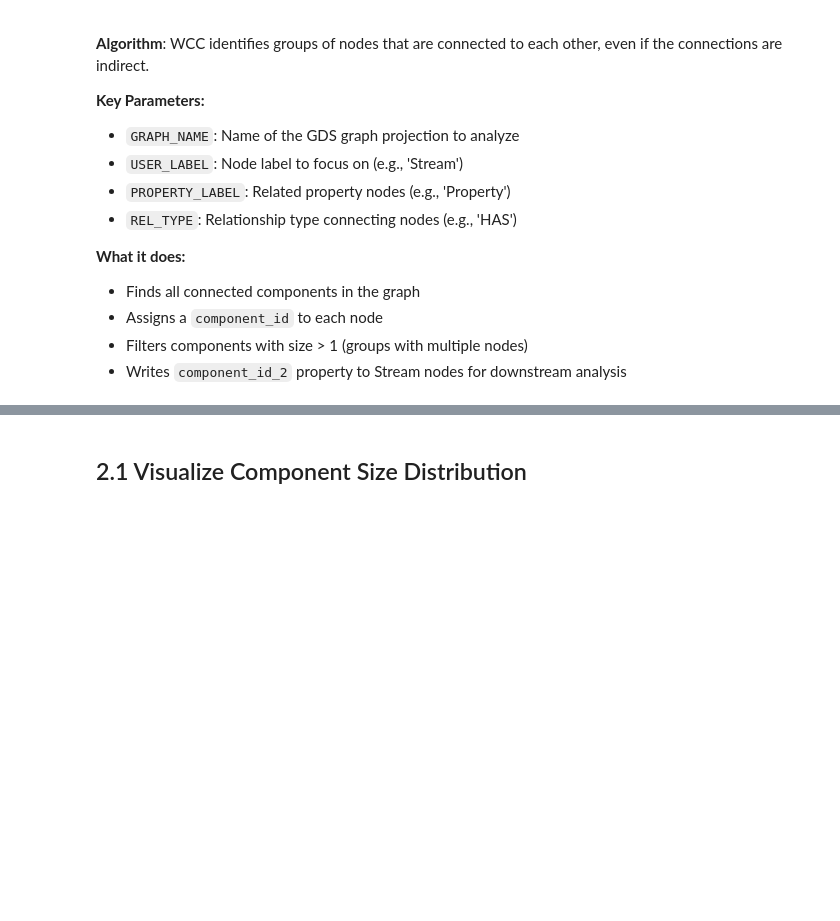
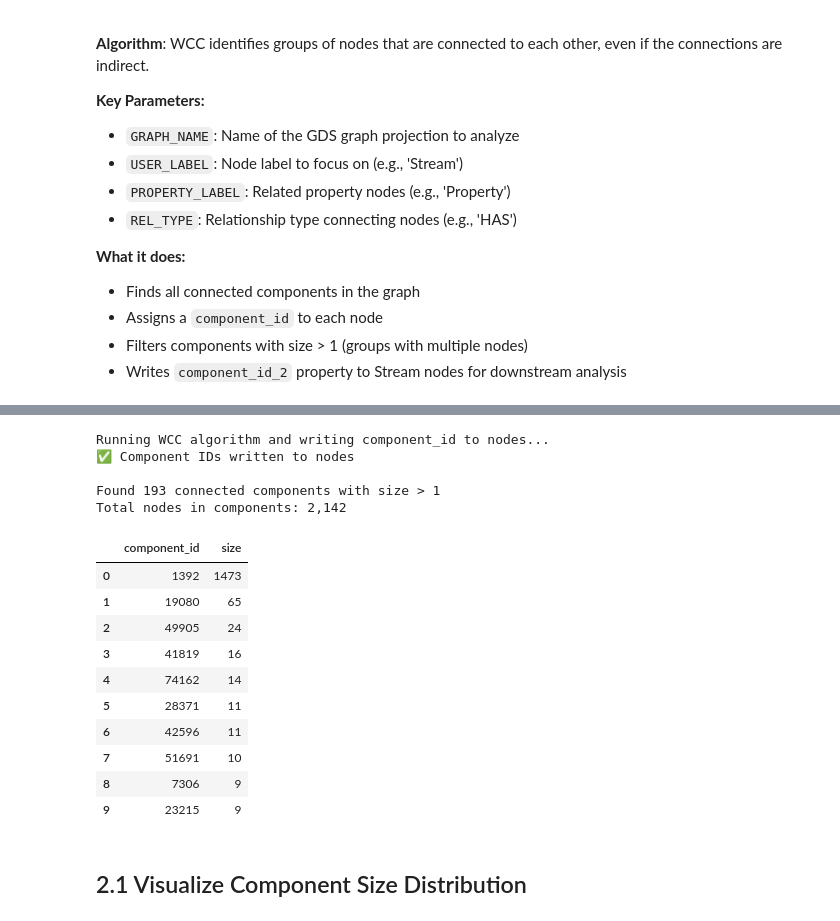
Before and after one commit to teutaD/EntityMatching-experimentation, a Jupyter notebook: ontology_alignment_experiments.ipynb, the cells around one changed output, grey strips where cells are left out. Cells and saved outputs as stored; diff of their text form; code cells hidden in the pictures; blank space fills up the shorter version.

```diff
--- a/ontology_alignment_experiments.ipynb
+++ b/ontology_alignment_experiments.ipynb
@@ -290,7 +365,7 @@ driver = GraphDatabase.driver(NEO4J_URI, auth=(NEO4J_USER, NEO4J_PASSWORD))
 with driver:
     with driver.session() as session:
         # Step 1: Run WCC and write component IDs to nodes
-        print("Running WCC algorithm and writing component_id_2 to nodes...")
+        print("Running WCC algorithm and writing component_id to nodes...")
         session.run(
             "CALL gds.wcc.stream($name) "
             "YIELD nodeId, componentId "
@@ -299,39 +374,56 @@ with driver:
             "WITH componentId, collect(n) AS nodes, count(*) AS size "
             "WHERE size > 1 "
             "UNWIND nodes AS n "
-            "SET n.component_id_2 = componentId",
+            "SET n.component_id = componentId",
             name=GRAPH_NAME,
         )
         print("✅ Component IDs written to nodes")
 
         # Step 2: Query component statistics (one row per component)
         result = session.run(
             "CALL gds.wcc.stream($name) "
             "YIELD nodeId, componentId "
             "WITH gds.util.asNode(nodeId) AS n, componentId "
             "WHERE n:Stream "
             "WITH componentId, count(*) AS size "
             "WHERE size > 1 "
             "RETURN componentId, size "
             "ORDER BY size DESC, componentId ASC",
             name=GRAPH_NAME,
         )
 
         # Collect results (one row per component)
         wcc_results = []
         for record in result:
             wcc_results.append({
                 'component_id': record['componentId'],
                 'size': record['size']
             })
 
 driver.close()
 
 # Display results
 wcc_df = pd.DataFrame(wcc_results)
 print(f"\nFound {len(wcc_df)} connected components with size > 1")
 print(f"Total nodes in components: {wcc_df['size'].sum():,}")
 display(wcc_df.head(10))
+# %% [output]
+Running WCC algorithm and writing component_id to nodes...
+✅ Component IDs written to nodes
+
+Found 193 connected components with size > 1
+Total nodes in components: 2,142
+|  | component_id | size |
+| 0 | 1392 | 1473 |
+| 1 | 19080 | 65 |
+| 2 | 49905 | 24 |
+| 3 | 41819 | 16 |
+| 4 | 74162 | 14 |
+| 5 | 28371 | 11 |
+| 6 | 42596 | 11 |
+| 7 | 51691 | 10 |
+| 8 | 7306 | 9 |
+| 9 | 23215 | 9 |
 # %% [markdown]
 ## 2.1 Visualize Component Size Distribution
 # %%
```
Also changed, not shown: parts of 21 cells of this notebook.
